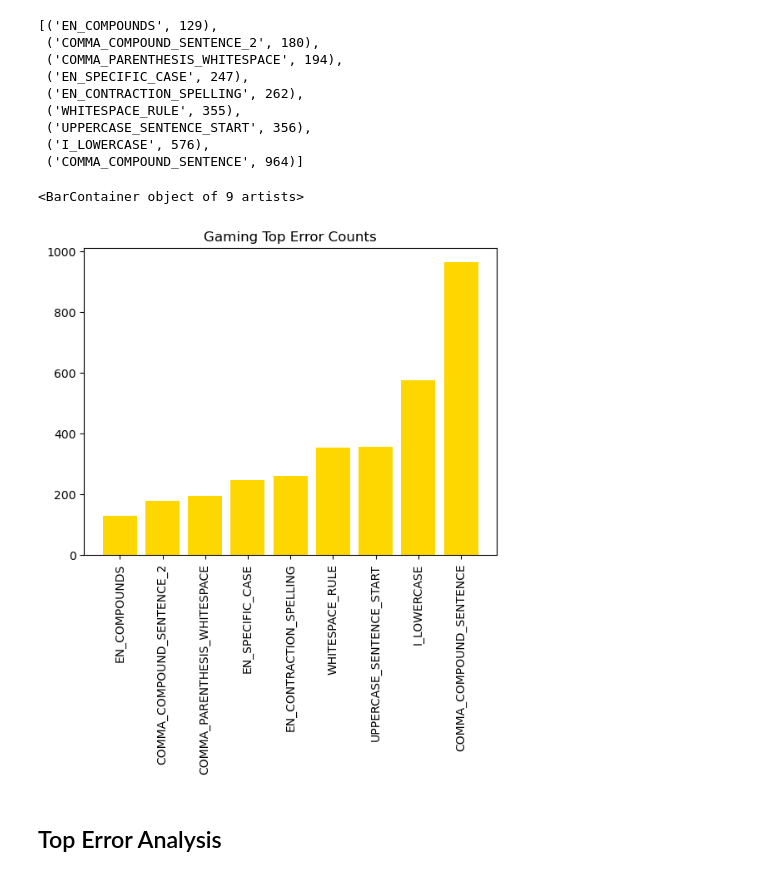
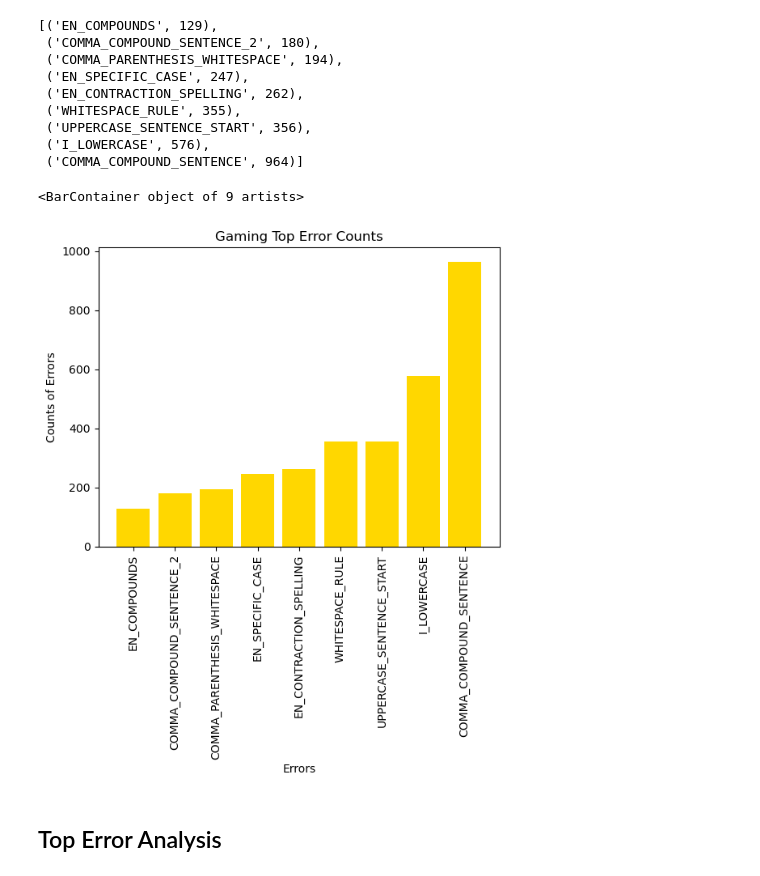
Before and after one commit to Data-Science-for-Linguists-2023/For-Reddit-Grammaticality-Analysis, a Jupyter notebook: notebooks/dataAnalysis2.ipynb, the cells around one changed output. Saved outputs shown, nothing was run; the diff lists cells and outputs as text; code cells hidden in the pictures.

```diff
--- a/notebooks/dataAnalysis2.ipynb
+++ b/notebooks/dataAnalysis2.ipynb
@@ -596,12 +660,14 @@ gam[1013:]
 # %%
 x = [x[0] for x in gam][1013:]
 y = [x[1] for x in gam][1013:]
 plt.xticks(rotation = 90)
 plt.title("Gaming Top Error Counts")
+plt.xlabel("Errors")
+plt.ylabel("Counts of Errors")
 plt.bar(x, y, color = 'gold')
 # %% [output]
 <BarContainer object of 9 artists>
-[figure, old version]
+[figure, new version]
 # %% [markdown]
 ## Top Error Analysis
 # %% [markdown]
```
Also changed, not shown: parts of 49 cells of this notebook.
